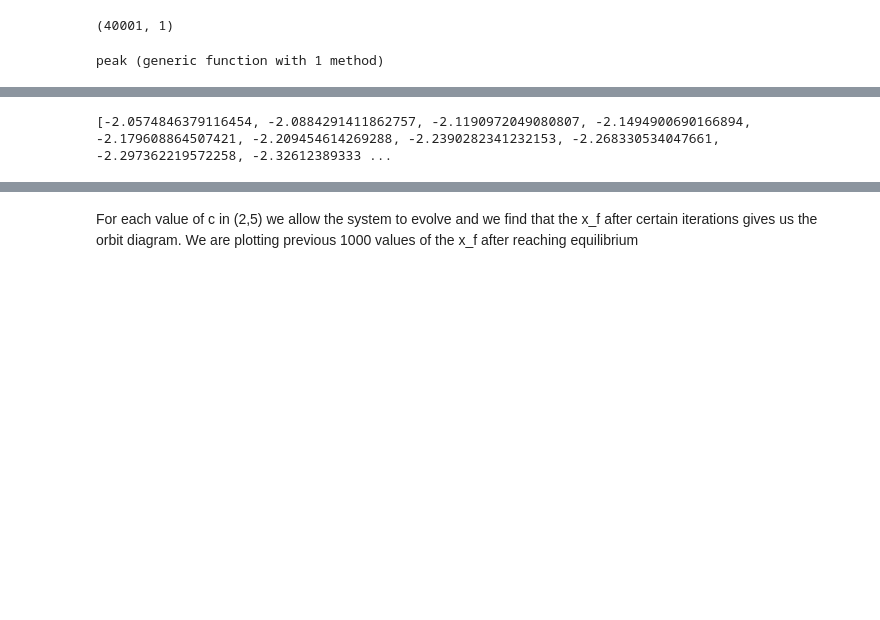
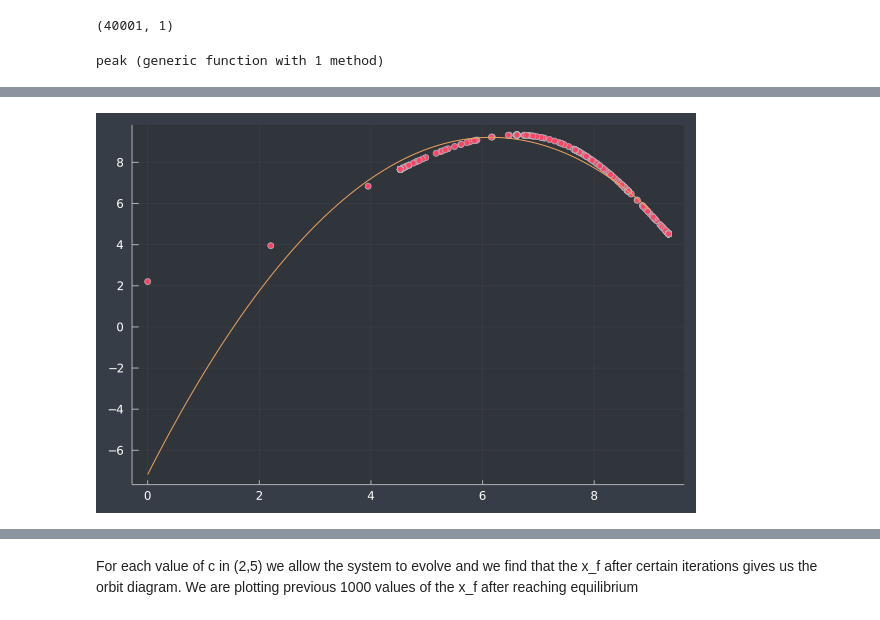
Before and after one commit to tushargayan2324/Universality-Roessler-equation, a Jupyter notebook: Universality.ipynb, the cells around one changed output, grey strips where cells are left out. Saved outputs shown, nothing was run; the diff lists cells and outputs as text; code cells hidden in the pictures; blank space fills up the shorter version.

```diff
--- a/Universality.ipynb
+++ b/Universality.ipynb
@@ -110,7 +258,5 @@ size(y[2])
 # %%
-scatter(y[1],y[2][1:342])
+scatter(y[1],y[2][1:size(y[1],1)])
+plot!(quadfit, 0,9, legend=false)
+# %% [output]
+[figure, added]
-# %%
-t = sol[:,[1]]
-print(t[size(t,1)-40:size(t,1)])
-# %% [output]
-[-2.0574846379116454, -2.0884291411862757, -2.1190972049080807, -2.1494900690166894, -2.179608864507421, -2.209454614269288, -2.2390282341232153, -2.268330534047661, -2.297362219572258, -2.32612389333 ...
```
Also changed, not shown: parts of 27 cells of this notebook.
